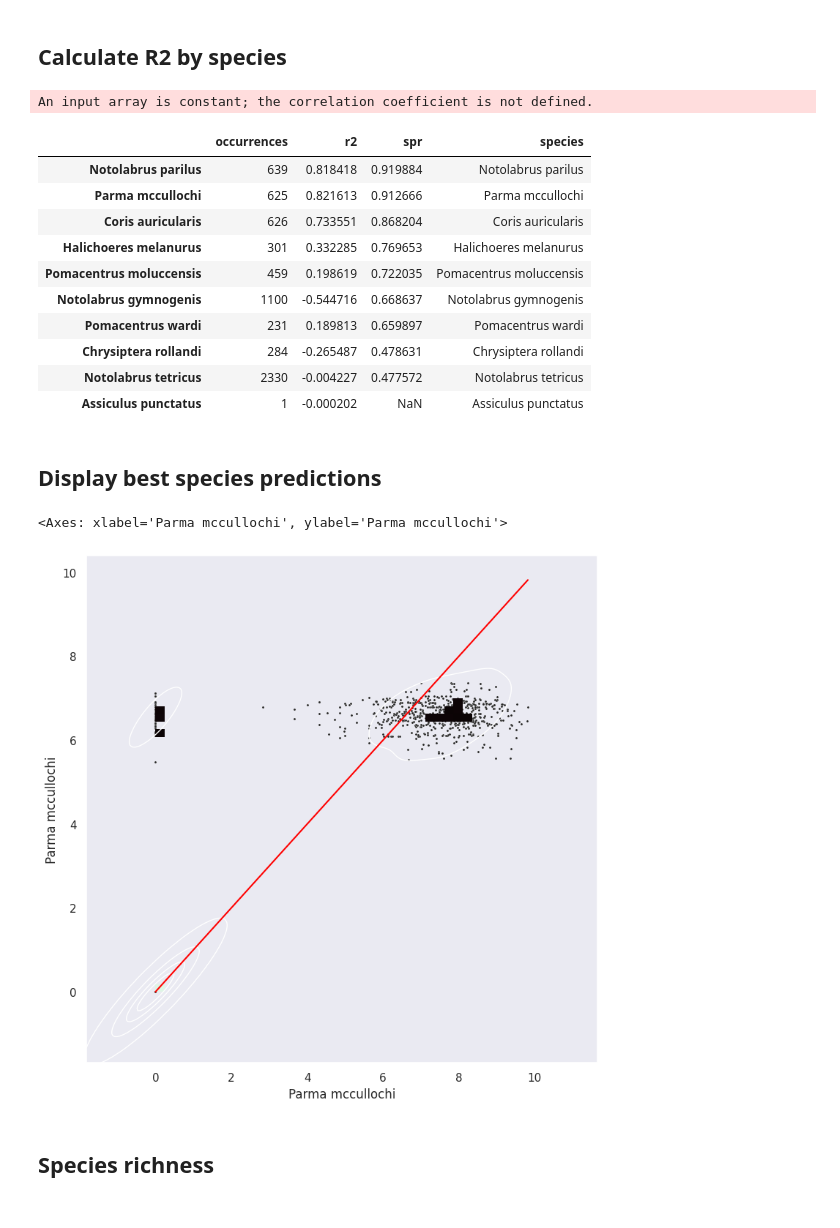
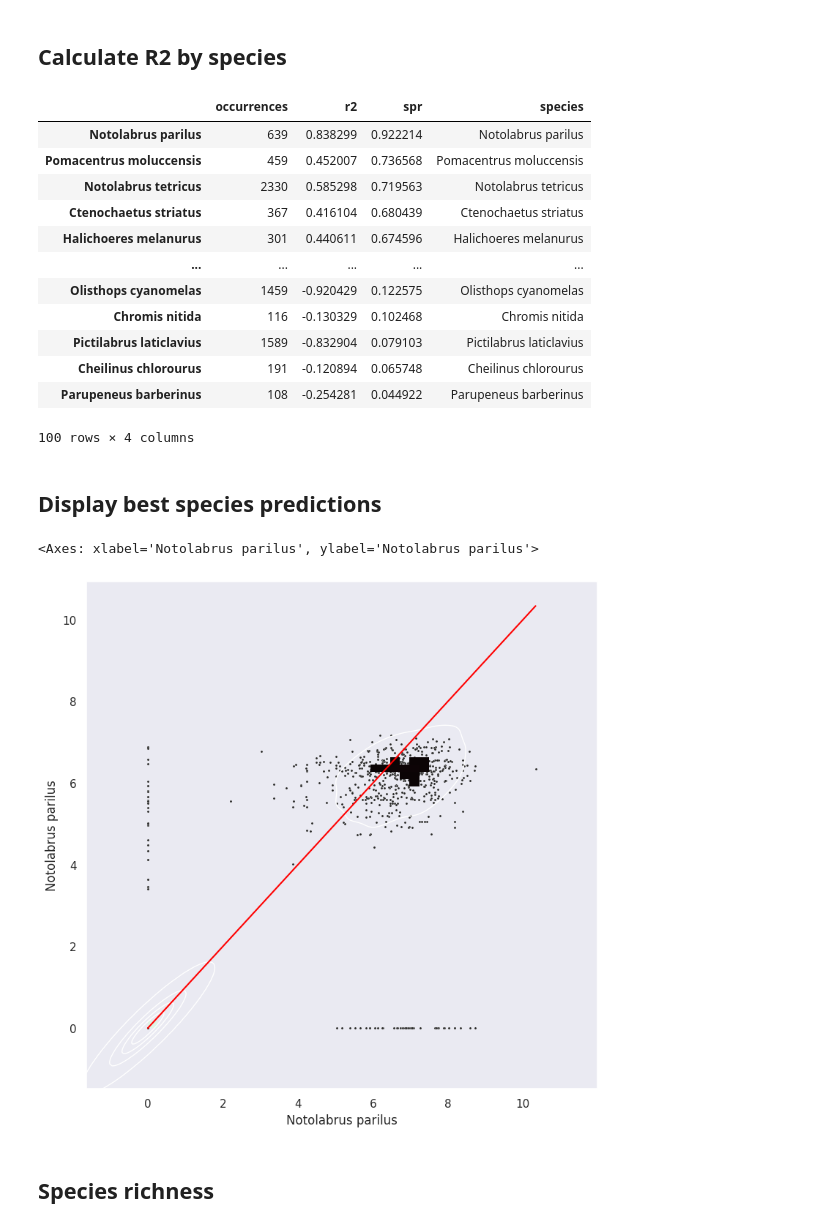
Before and after one commit to morand-g/malpolon-marbec, a Jupyter notebook: examples/RLS/RLS - abundance outputs.ipynb, the cells around one changed output. Cells and saved outputs as stored; diff of their text form; code cells hidden in the pictures.

```diff
--- a/examples/RLS/RLS - abundance outputs.ipynb
+++ b/examples/RLS/RLS - abundance outputs.ipynb
@@ -14,7 +14,7 @@ from scipy.stats import spearmanr
 # Load predictions
 
 output_path = Path('/marbec-data/RLS-Australia/malpolon/outputs/')
-pred_path = output_path / '17_humenv_cat_reg-2025-05-20_12-15-preds' / 'predictions.csv'
+pred_path = output_path / '24_humenv_cat_reg_top100-2025-09-15_16-04-preds' / 'predictions.csv'
 predictions = pd.read_csv(pred_path, index_col='survey_id')
 predictions = np.exp(predictions) - 1
 
@@ -50,8 +50,6 @@ for s in predictions.columns:
 
 r2s = pd.Series(r2s)
 sprs = pd.Series(spr)
-# %% [output]
-An input array is constant; the correlation coefficient is not defined.
 # %%
 df = pd.concat([targets_prev, r2s, sprs], axis = 1)
 df.columns = ['occurrences', 'r2', 'spr']
@@ -59,35 +57,37 @@ df['species'] = df.index
 df.sort_values('spr', ascending=False)
 # %% [output]
 |  | occurrences | r2 | spr | species |
-| Notolabrus parilus | 639 | 0.818418 | 0.919884 | Notolabrus parilus |
-| Parma mccullochi | 625 | 0.821613 | 0.912666 | Parma mccullochi |
-| Coris auricularis | 626 | 0.733551 | 0.868204 | Coris auricularis |
-| Halichoeres melanurus | 301 | 0.332285 | 0.769653 | Halichoeres melanurus |
-| Pomacentrus moluccensis | 459 | 0.198619 | 0.722035 | Pomacentrus moluccensis |
-| Notolabrus gymnogenis | 1100 | -0.544716 | 0.668637 | Notolabrus gymnogenis |
-| Pomacentrus wardi | 231 | 0.189813 | 0.659897 | Pomacentrus wardi |
-| Chrysiptera rollandi | 284 | -0.265487 | 0.478631 | Chrysiptera rollandi |
-| Notolabrus tetricus | 2330 | -0.004227 | 0.477572 | Notolabrus tetricus |
-| Assiculus punctatus | 1 | -0.000202 | NaN | Assiculus punctatus |
+| Notolabrus parilus | 639 | 0.838299 | 0.922214 | Notolabrus parilus |
+| Pomacentrus moluccensis | 459 | 0.452007 | 0.736568 | Pomacentrus moluccensis |
+| Notolabrus tetricus | 2330 | 0.585298 | 0.719563 | Notolabrus tetricus |
+| Ctenochaetus striatus | 367 | 0.416104 | 0.680439 | Ctenochaetus striatus |
+| Halichoeres melanurus | 301 | 0.440611 | 0.674596 | Halichoeres melanurus |
+| ... | ... | ... | ... | ... |
+| Olisthops cyanomelas | 1459 | -0.920429 | 0.122575 | Olisthops cyanomelas |
+| Chromis nitida | 116 | -0.130329 | 0.102468 | Chromis nitida |
+| Pictilabrus laticlavius | 1589 | -0.832904 | 0.079103 | Pictilabrus laticlavius |
+| Cheilinus chlorourus | 191 | -0.120894 | 0.065748 | Cheilinus chlorourus |
+| Parupeneus barberinus | 108 | -0.254281 | 0.044922 | Parupeneus barberinus |
+100 rows × 4 columns
 # %%
 fig = px.scatter(df, x="occurrences", y="r2", hover_data = "species")
 fig.show()
 # %% [markdown]
 ## Display best species predictions
 # %%
-s = 'Parma mccullochi'
+s = 'Notolabrus parilus'
 
 x, y = np.log(1+targets[s]), np.log(1+predictions[s])
 
 # Draw a combo histogram and scatterplot with density contours
 f, ax = plt.subplots(figsize=(9, 9))
 sns.scatterplot(x=x, y=y, s=5, color=".15")
 sns.histplot(x=x, y=y, bins=40, pthresh=.1, cmap="mako")
 sns.kdeplot(x=x, y=y, levels=5, color="w", linewidths=1)
 sns.lineplot(x=[min(x), max(x)], y=[min(x), max(x)],color='red')
 # %% [output]
-<Axes: xlabel='Parma mccullochi', ylabel='Parma mccullochi'>
+<Axes: xlabel='Notolabrus parilus', ylabel='Notolabrus parilus'>
-[figure, old version]
+[figure, new version]
 # %% [markdown]
 ## Species richness
 # %%
```
Also changed, not shown: parts of 1 cell of this notebook, 2 other files.
